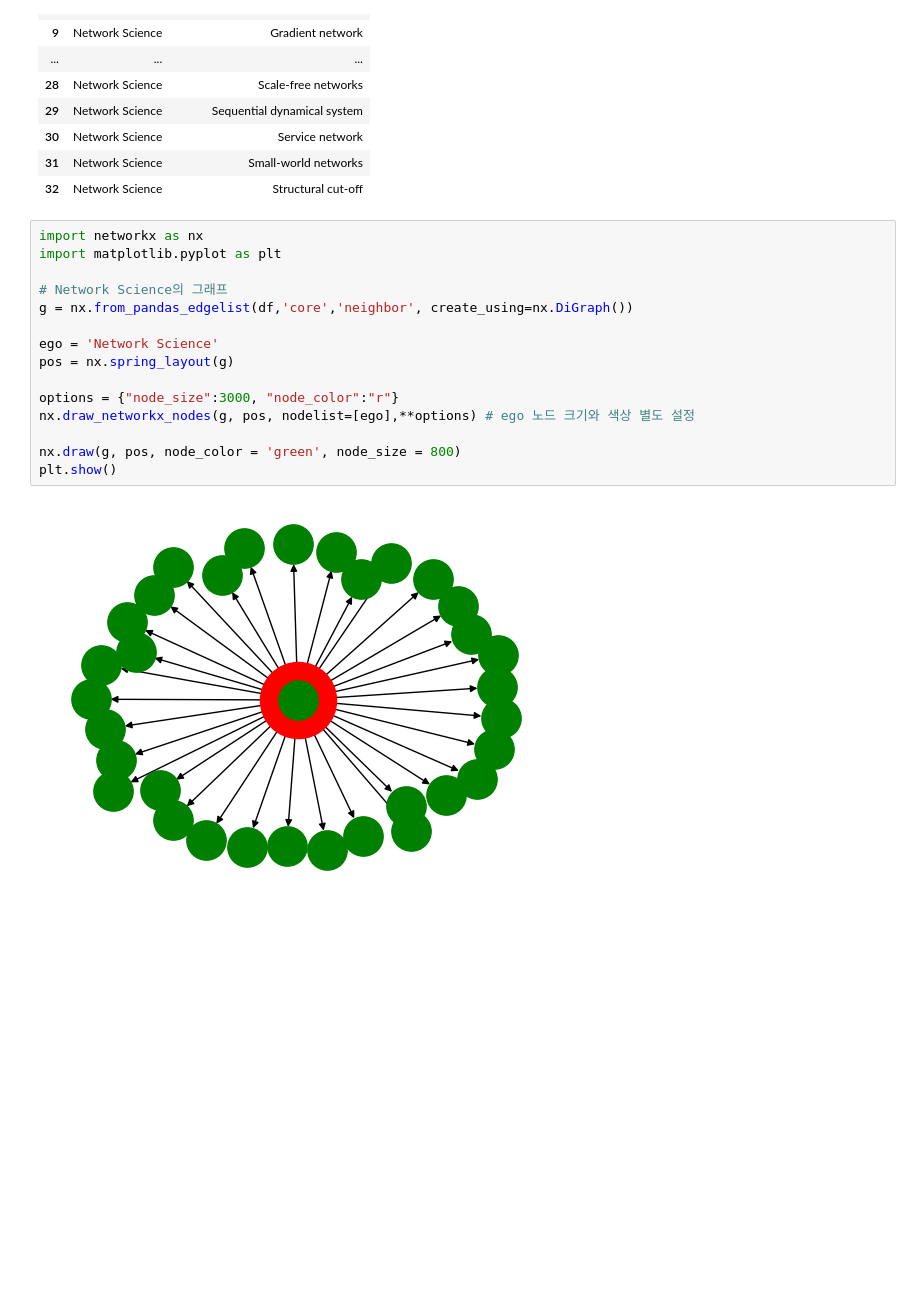
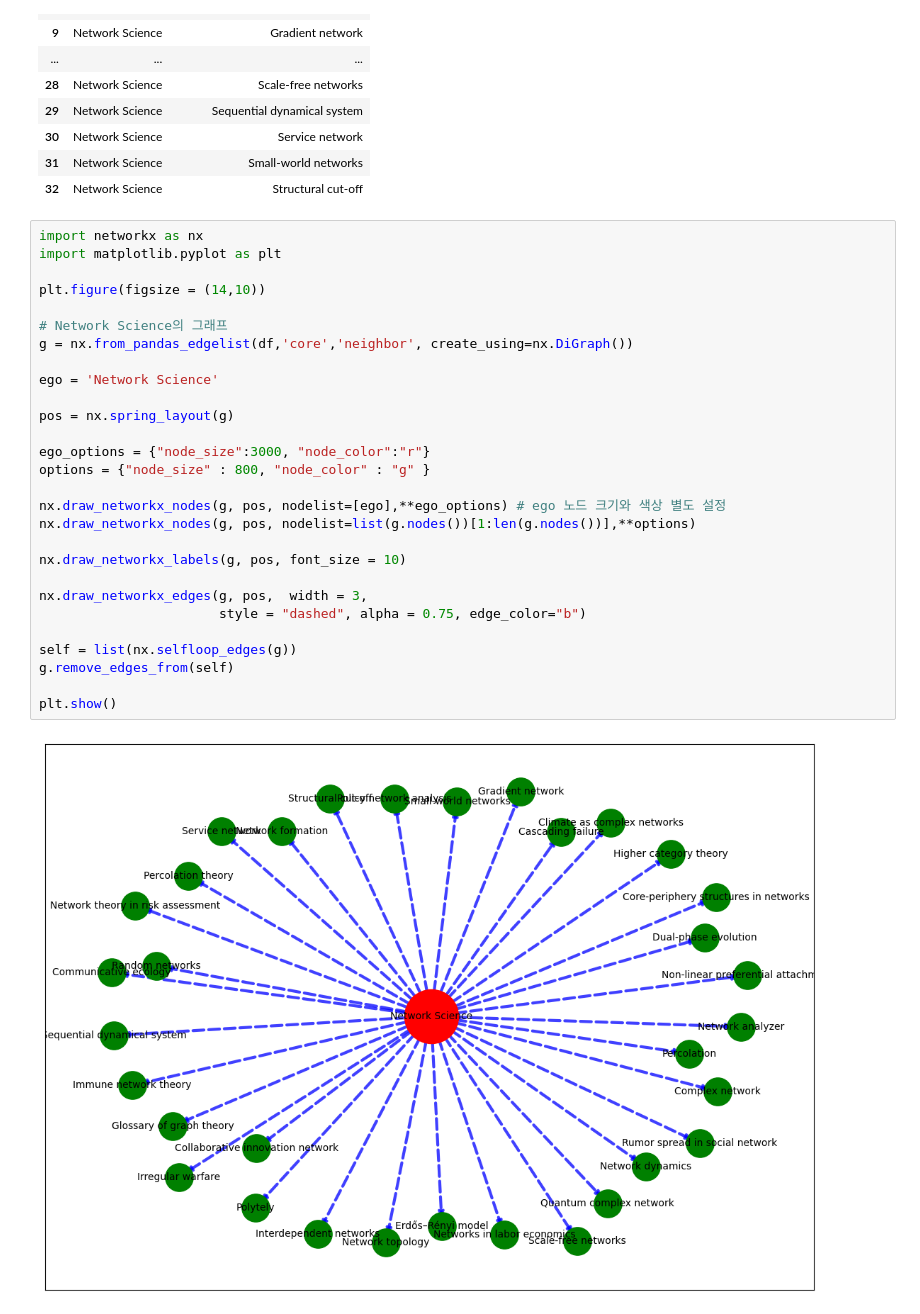
Before and after one commit to hr1588/network, a Jupyter notebook: crwal.ipynb, the cells around one changed output. Cells and saved outputs as stored; diff of their text form; blank space fills up the shorter version.

```diff
--- a/crwal.ipynb
+++ b/crwal.ipynb
@@ -132,17 +132,30 @@ df
 # %%
 import networkx as nx
 import matplotlib.pyplot as plt
+
+plt.figure(figsize = (14,10))
 
 # Network Science의 그래프
 g = nx.from_pandas_edgelist(df,'core','neighbor', create_using=nx.DiGraph())
 
 ego = 'Network Science'
+
 pos = nx.spring_layout(g)
 
-options = {"node_size":3000, "node_color":"r"}
-nx.draw_networkx_nodes(g, pos, nodelist=[ego],**options) # ego 노드 크기와 색상 별도 설정
+ego_options = {"node_size":3000, "node_color":"r"}
+options = {"node_size" : 800, "node_color" : "g" }
 
-nx.draw(g, pos, node_color = 'green', node_size = 800)
+nx.draw_networkx_nodes(g, pos, nodelist=[ego],**ego_options) # ego 노드 크기와 색상 별도 설정
+nx.draw_networkx_nodes(g, pos, nodelist=list(g.nodes())[1:len(g.nodes())],**options)
+
+nx.draw_networkx_labels(g, pos, font_size = 10)
+
+nx.draw_networkx_edges(g, pos,  width = 3,
+                       style = "dashed", alpha = 0.75, edge_color="b")
+
+self = list(nx.selfloop_edges(g))
+g.remove_edges_from(self)
+
 plt.show()
 # %% [output]
-[figure, old version]
+[figure, new version]
```
Also changed, not shown: parts of 5 cells of this notebook.
